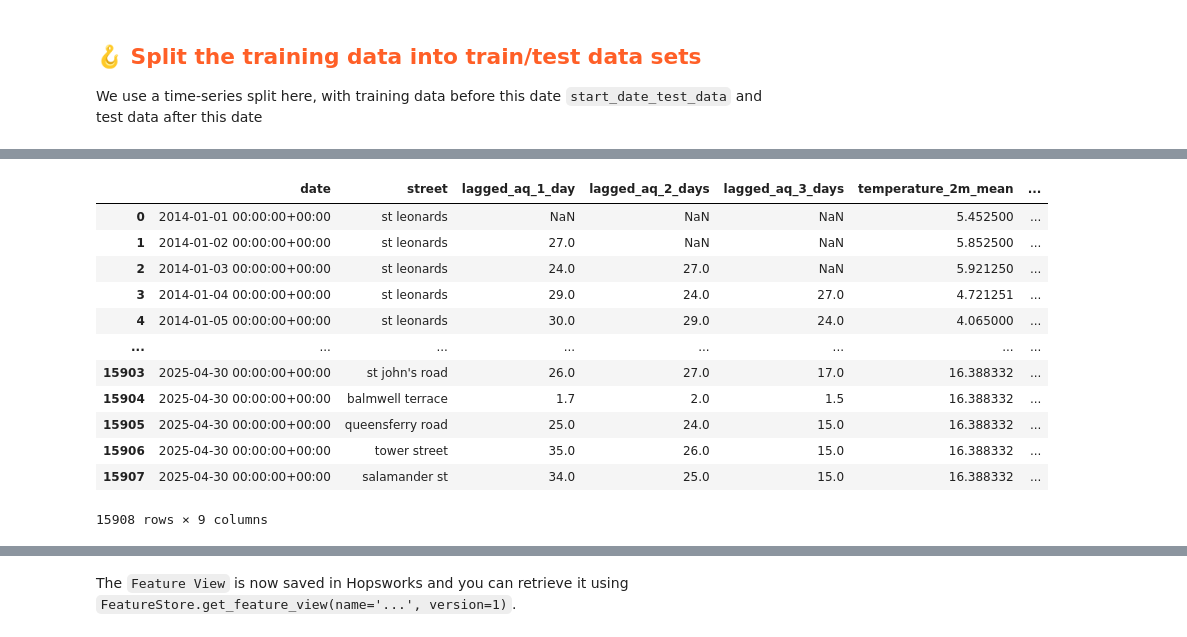
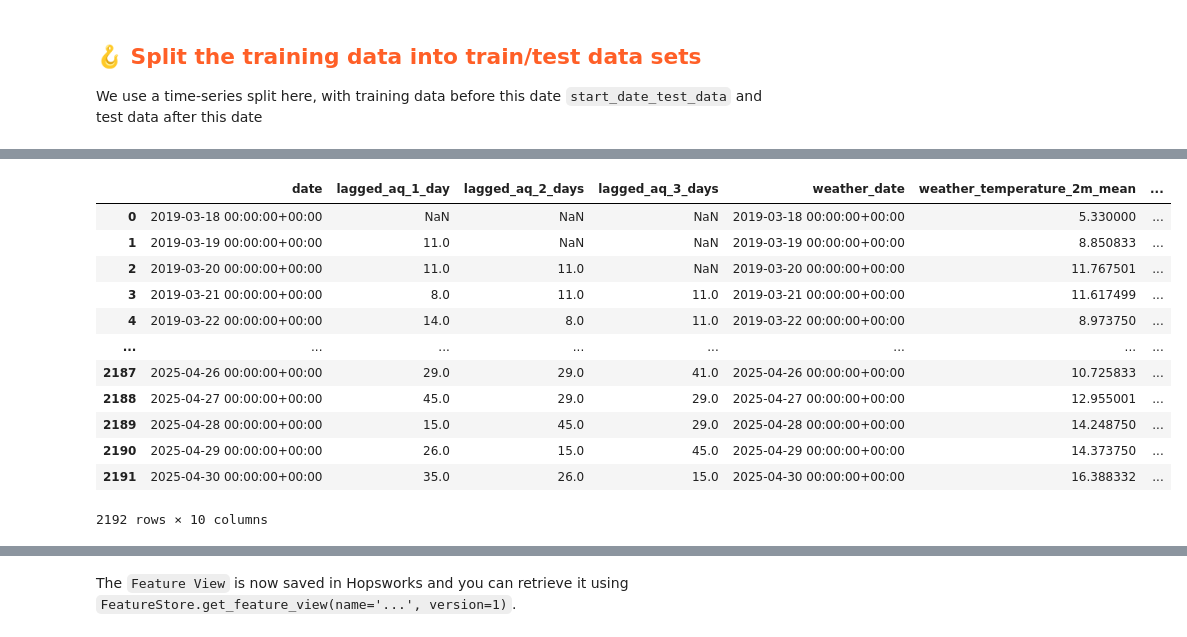
Before and after one commit to Isabell257/id2223-lab1, a Jupyter notebook: notebooks/airquality/3_air_quality_training_pipeline.ipynb, the cells around one changed output, grey strips where cells are left out. Drawn from its saved outputs; the diff is of its cells as text; code cells hidden in the pictures.

```diff
--- a/notebooks/airquality/3_air_quality_training_pipeline.ipynb
+++ b/notebooks/airquality/3_air_quality_training_pipeline.ipynb
@@ -145,15 +142,24 @@ weather_fg = fs.get_feature_group(
 # %%
 # Select features for training data
 #FRÅGA: VARFÖR JOINAS PÅ CITY OCH INTE DATE?
+from hsfs.feature import Feature
 
 if running_e:
     selected_features = air_quality_fg.select(['pm25', 'date']).join(weather_fg.select_features(), on=['city'])
 
-#C and A include lagged data
+#C include lagged data
 if running_c:
-    selected_features = air_quality_fg.select(['pm25', 'date', 'lagged_aq_1_day', 'lagged_aq_2_days', 'lagged_aq_3_days']).join(weather_fg.select_features(), on=['city'])
+    selected_features = air_quality_fg.select(['pm25', 'date','lagged_aq_1_day', 'lagged_aq_2_days', 'lagged_aq_3_days']).join(weather_fg.select_all(), on=['city'])
 
-#A also includes city (OBS vrf join on city?)
+#For A, features for each sensor are stored seperately
 if running_a:
-    selected_features = air_quality_fg.select(['pm25', 'date', 'street', 'lagged_aq_1_day', 'lagged_aq_2_days', 'lagged_aq_3_days']).join(weather_fg.select_features(), on=['city'])
+    all_selected_features = []
+
+    for location in locations:
+        street = location["street"]
+
+        selected_features = air_quality_fg.select(['pm25', 'date', 'lagged_aq_1_day', 'lagged_aq_2_days', 'lagged_aq_3_days']).join(weather_fg.select_all(), on=['city']).filter(air_quality_fg.street == street)
+        all_selected_features.append(selected_features)
+
+all_selected_features[2].show(10)
 # %% [output]
@@ -208,7 +256,17 @@ start_date_test_data = "2025-05-01"
 # Convert string to datetime object
 test_start = datetime.strptime(start_date_test_data, "%Y-%m-%d")
 # %%
-X_train, X_test, y_train, y_test = feature_view.train_test_split(
-    test_start=test_start
-)
+if running_e or running_c:
+    X_train, X_test, y_train, y_test = feature_view.train_test_split(
+        test_start=test_start
+    )
+if running_a:
+    data_sets = {}
+    c = 0
+    for location in locations:
+        data = feature_views[c].train_test_split(
+        test_start=test_start
+        )
+        data_sets[location['street']] = data
+        c +=1
 # %% [output]
@@ -222,17 +290,19 @@ if running_a:
 # %%
+if running_a:
+    X_train = data_sets[locations[0]['street']][0]
 X_train
 # %% [output]
-|  | date | street | lagged_aq_1_day | lagged_aq_2_days | lagged_aq_3_days | temperature_2m_mean | ... |
-| 0 | 2014-01-01 00:00:00+00:00 | st leonards | NaN | NaN | NaN | 5.452500 | ... |
-| 1 | 2014-01-02 00:00:00+00:00 | st leonards | 27.0 | NaN | NaN | 5.852500 | ... |
-| 2 | 2014-01-03 00:00:00+00:00 | st leonards | 24.0 | 27.0 | NaN | 5.921250 | ... |
-| 3 | 2014-01-04 00:00:00+00:00 | st leonards | 29.0 | 24.0 | 27.0 | 4.721251 | ... |
-| 4 | 2014-01-05 00:00:00+00:00 | st leonards | 30.0 | 29.0 | 24.0 | 4.065000 | ... |
+|  | date | lagged_aq_1_day | lagged_aq_2_days | lagged_aq_3_days | weather_date | weather_temperature_2m_mean | ... |
+| 0 | 2019-03-18 00:00:00+00:00 | NaN | NaN | NaN | 2019-03-18 00:00:00+00:00 | 5.330000 | ... |
+| 1 | 2019-03-19 00:00:00+00:00 | 11.0 | NaN | NaN | 2019-03-19 00:00:00+00:00 | 8.850833 | ... |
+| 2 | 2019-03-20 00:00:00+00:00 | 11.0 | 11.0 | NaN | 2019-03-20 00:00:00+00:00 | 11.767501 | ... |
+| 3 | 2019-03-21 00:00:00+00:00 | 8.0 | 11.0 | 11.0 | 2019-03-21 00:00:00+00:00 | 11.617499 | ... |
+| 4 | 2019-03-22 00:00:00+00:00 | 14.0 | 8.0 | 11.0 | 2019-03-22 00:00:00+00:00 | 8.973750 | ... |
 | ... | ... | ... | ... | ... | ... | ... | ... |
-| 15903 | 2025-04-30 00:00:00+00:00 | st john's road | 26.0 | 27.0 | 17.0 | 16.388332 | ... |
-| 15904 | 2025-04-30 00:00:00+00:00 | balmwell terrace | 1.7 | 2.0 | 1.5 | 16.388332 | ... |
-| 15905 | 2025-04-30 00:00:00+00:00 | queensferry road | 25.0 | 24.0 | 15.0 | 16.388332 | ... |
-| 15906 | 2025-04-30 00:00:00+00:00 | tower street | 35.0 | 26.0 | 15.0 | 16.388332 | ... |
-| 15907 | 2025-04-30 00:00:00+00:00 | salamander st | 34.0 | 25.0 | 15.0 | 16.388332 | ... |
+| 2187 | 2025-04-26 00:00:00+00:00 | 29.0 | 29.0 | 41.0 | 2025-04-26 00:00:00+00:00 | 10.725833 | ... |
+| 2188 | 2025-04-27 00:00:00+00:00 | 45.0 | 29.0 | 29.0 | 2025-04-27 00:00:00+00:00 | 12.955001 | ... |
+| 2189 | 2025-04-28 00:00:00+00:00 | 15.0 | 45.0 | 29.0 | 2025-04-28 00:00:00+00:00 | 14.248750 | ... |
+| 2190 | 2025-04-29 00:00:00+00:00 | 26.0 | 15.0 | 45.0 | 2025-04-29 00:00:00+00:00 | 14.373750 | ... |
+| 2191 | 2025-04-30 00:00:00+00:00 | 35.0 | 26.0 | 15.0 | 2025-04-30 00:00:00+00:00 | 16.388332 | ... |
-15908 rows × 9 columns
+2192 rows × 10 columns
 # %%
```
Also changed, not shown: parts of 16 cells of this notebook, 18 other files.
